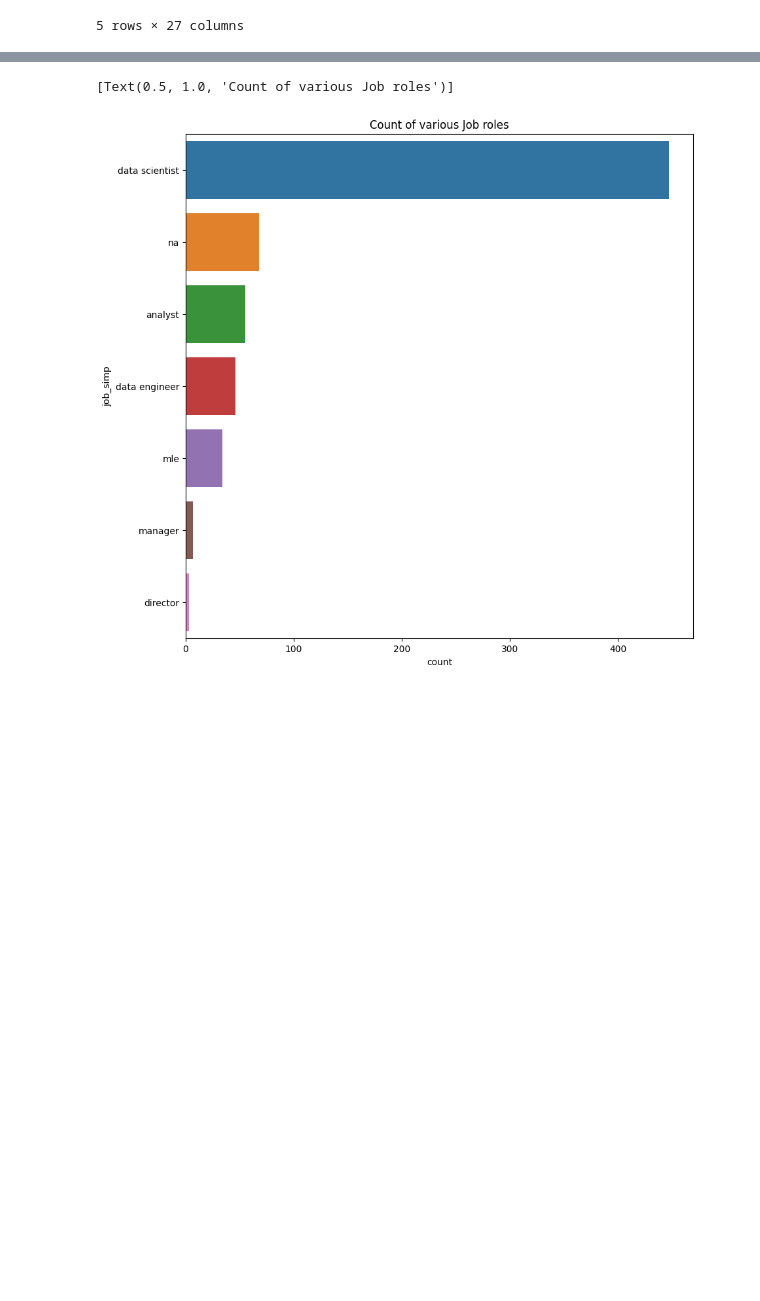
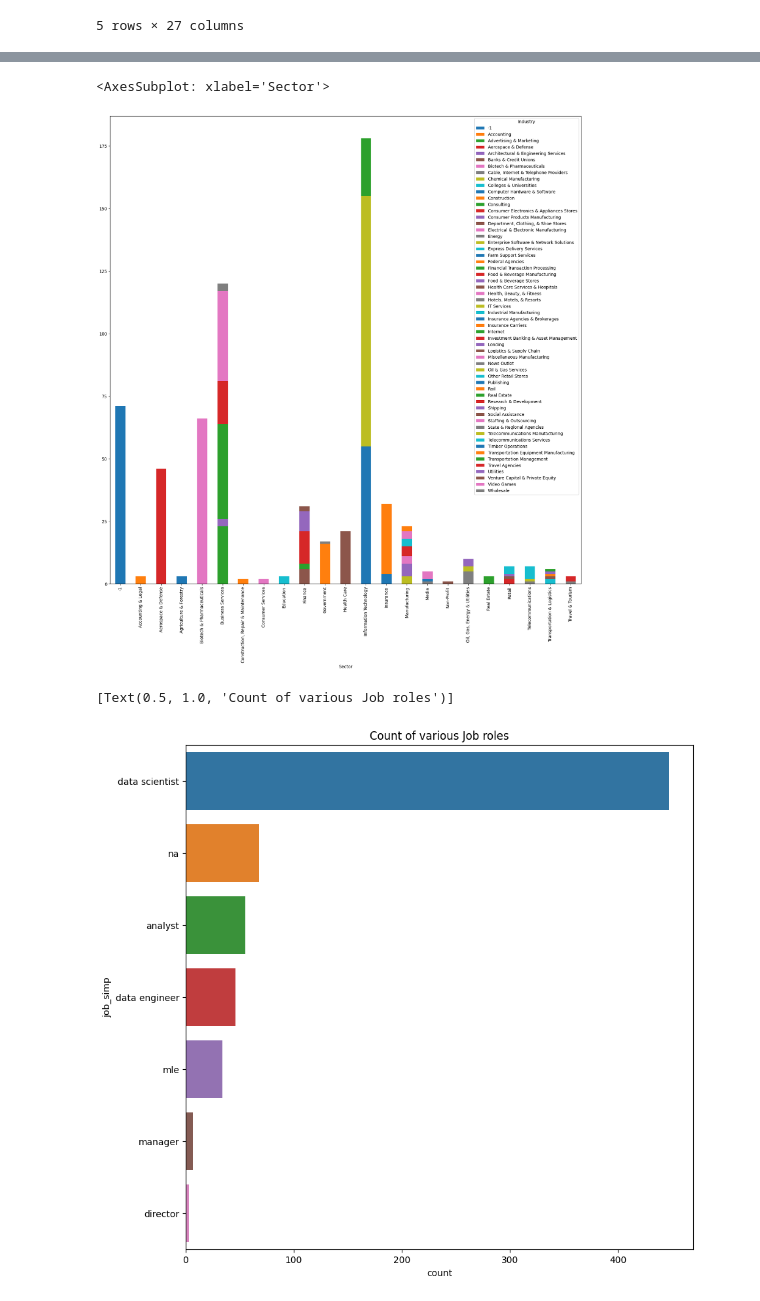
Before and after one commit to Siddharth114/GlassdoorJobPostings, a Jupyter notebook: main.ipynb, the cells around one changed output, grey strips where cells are left out. Drawn from its saved outputs; the diff is of its cells as text; code cells hidden in the pictures; blank space fills up the shorter version.

```diff
--- a/main.ipynb
+++ b/main.ipynb
@@ -49,3 +61,10 @@ df.head()
+# %%
+fig, ax = plt.subplots(figsize=(20, 20))
+tmp = df.groupby('Sector')['Industry'].value_counts().sort_values(ascending=False)
+tmp.unstack().plot(kind='bar', stacked=True, ax=ax)
+# %% [output]
+<AxesSubplot: xlabel='Sector'>
+[figure, added]
 # %%
 fig, ax = plt.subplots(figsize=(10, 10))
 sns.countplot(data=df, y='job_simp', order=df['job_simp'].value_counts().index).set(title='Count of various Job roles')
```
Also changed, not shown: parts of 4 cells of this notebook.
